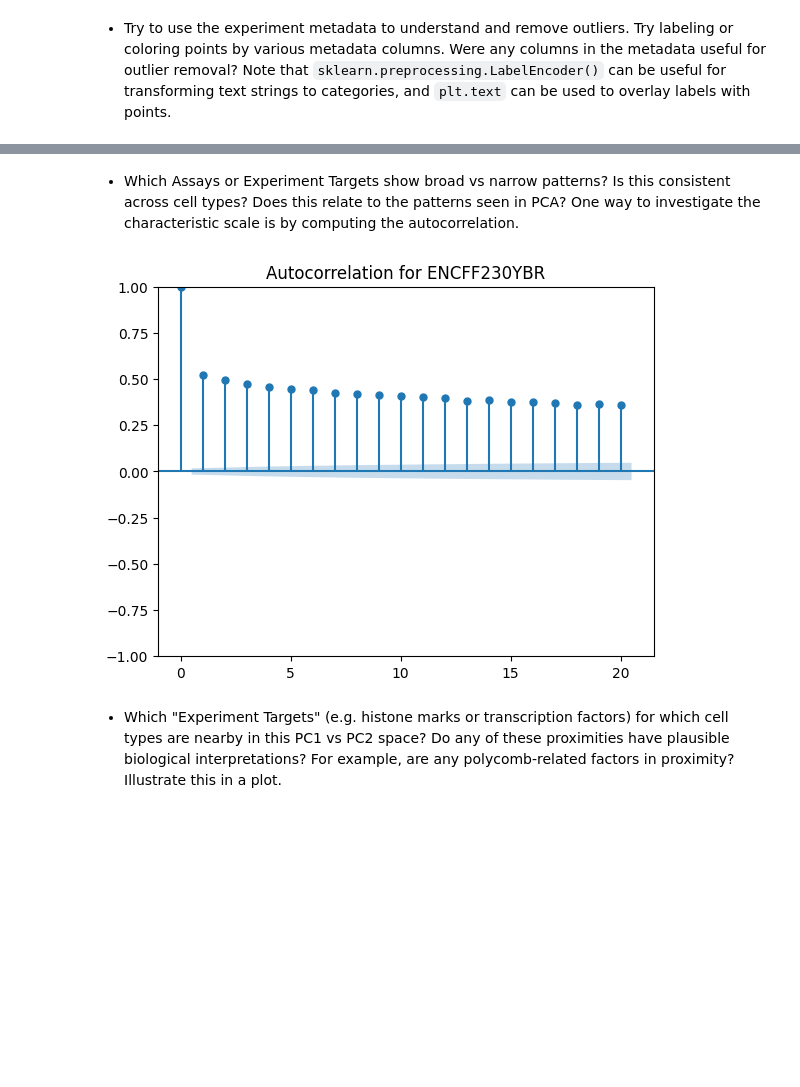
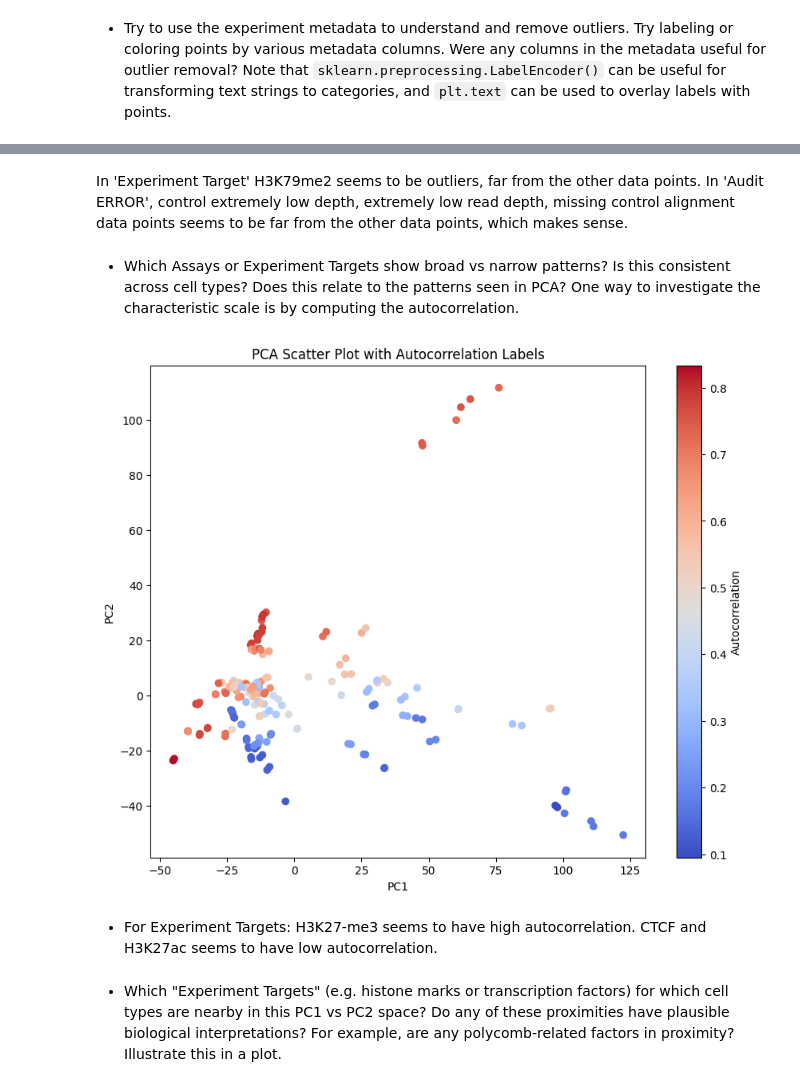
Before and after one commit to m4558/qbio577_fall2023, a Jupyter notebook: encode-bigwig-eda.ipynb, the cells around one changed output, grey strips where cells are left out. Cells and saved outputs as stored; diff of their text form; code cells hidden in the pictures; blank space fills up the shorter version.

```diff
--- a/encode-bigwig-eda.ipynb
+++ b/encode-bigwig-eda.ipynb
@@ -114,26 +190,38 @@ plt.show()
+# %% [markdown]
+In 'Experiment Target' H3K79me2 seems to be outliers, far from the other data points. In 'Audit ERROR', control extremely low depth, extremely low read depth, missing control alignment data points seems to be far from the other data points, which makes sense.
 # %% [markdown]
 - Which Assays or Experiment Targets show broad vs narrow patterns? Is this consistent across cell types? Does this relate to the patterns seen in PCA? One way to investigate the characteristic scale is by computing the autocorrelation.
-# %%
-import statsmodels.api as sm
-import matplotlib.pyplot as plt
-
-transcription_factor_columns = ['ENCFF230YBR']
-
-fig, axes = plt.subplots(len(transcription_factor_columns), 1, figsize=(8, 4 * len(transcription_factor_columns)))
-
-for i, column in enumerate(transcription_factor_columns):
-    autocorrelation = sm.tsa.acf(df[column], fft=False)
-    lags = range(len(autocorrelation))
-
-    axes[i].stem(lags, autocorrelation, use_line_collection=True)
-    axes[i].set_title(f'Autocorrelation for {column}')
-    axes[i].set_xlabel('Lag')
-    axes[i].set_ylabel('Autocorrelation')
-
-plt.tight_layout()
-plt.show()
-print('This transcription factor shows broad patterns.')
-# %% [output]
-[figure, removed]
+# %%
+# Helper function to calculate autocorrelation
+def calculate_autocorrelation(profile):
+    # The 'acf' function from statsmodels can compute autocorrelation
+    autocorr = acf(profile, nlags=1)[1]  # Getting the lag-1 autocorrelation
+    return autocorr
+
+# Calculate the autocorrelation for each profile
+df_signals['Autocorrelation'] = df_signals.apply(calculate_autocorrelation, axis=1)
+
+# Map the autocorrelation values to the PCA points
+df_pca['Autocorrelation'] = df_signals['Autocorrelation'].values  # Assumes same ordering
+
+# Plotting the PCA points with labels for autocorrelation
+fig, ax = plt.subplots(figsize=(10, 8))
+
+# Plot the PCA points
+scatter = ax.scatter(df_pca['PC1'], df_pca['PC2'], c=df_pca['Autocorrelation'], cmap='coolwarm')
+
+# Add a color bar to the scatter plot to show the autocorrelation values
+colorbar = plt.colorbar(scatter)
+colorbar.set_label('Autocorrelation')
+
+# Show the plot
+plt.xlabel('PC1')
+plt.ylabel('PC2')
+plt.title('PCA Scatter Plot with Autocorrelation Labels')
+plt.show()
+# %% [output]
+[figure, added]
+# %% [markdown]
+- For Experiment Targets: H3K27-me3 seems to have high autocorrelation. CTCF and H3K27ac seems to have low autocorrelation.
 # %% [markdown]
 - Which "Experiment Targets" (e.g. histone marks or transcription factors) for which cell types are nearby in this PC1 vs PC2 space? Do any of these proximities have plausible biological interpretations? For example, are any polycomb-related factors in proximity? Illustrate this in a plot.
```
Also changed, not shown: parts of 21 cells of this notebook.
